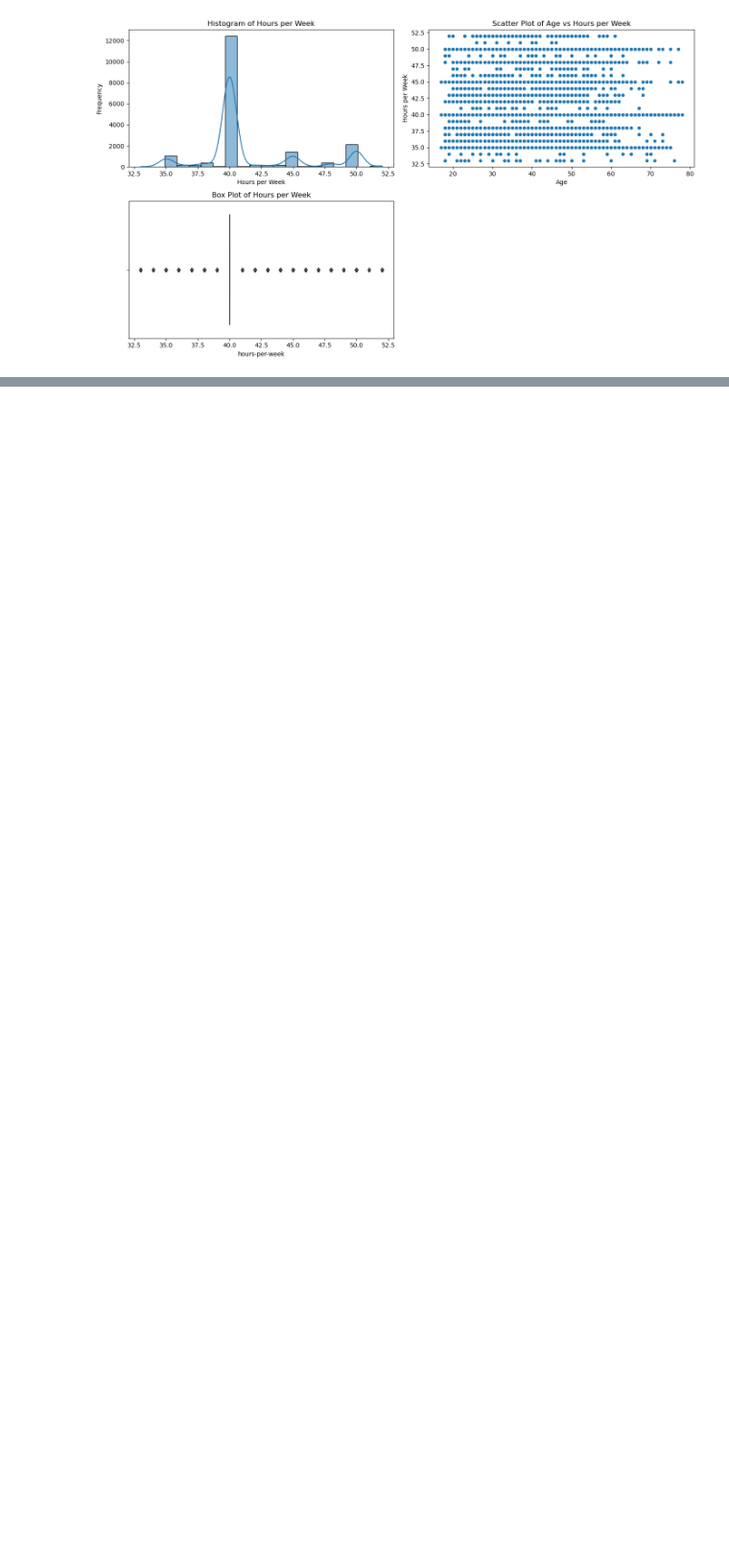
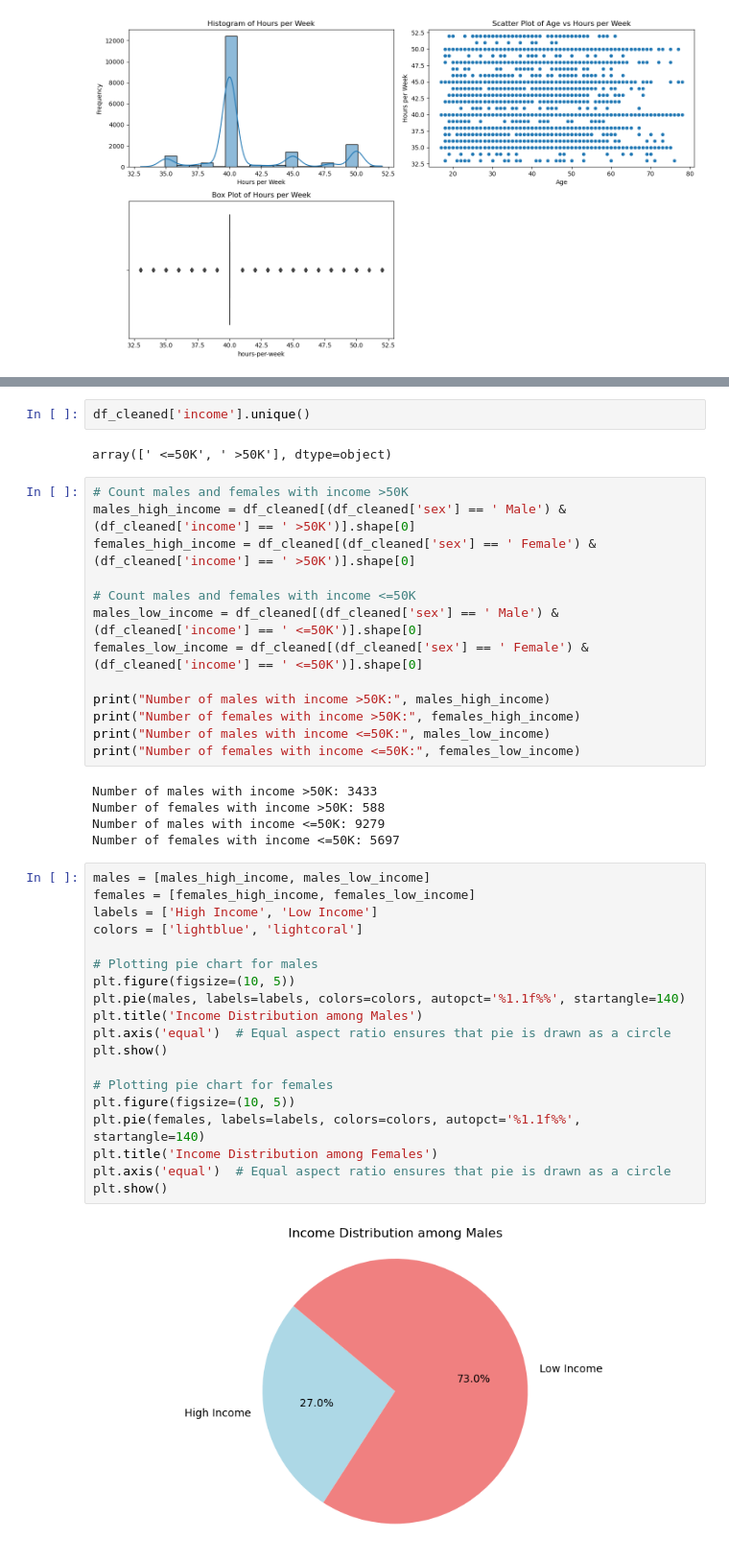
Before and after one commit to OmNikam04/TE-IT-DSBDAL, a Jupyter notebook: Python_Programs/21-adult-census-bureau/adult.ipynb, the cells around one changed output, grey strips where cells are left out. Shown at 96% size. Drawn from its saved outputs; the diff is of its cells as text; blank space fills up the shorter version.

```diff
--- a/Python_Programs/21-adult-census-bureau/adult.ipynb
+++ b/Python_Programs/21-adult-census-bureau/adult.ipynb
@@ -278,0 +302,43 @@ plt.show()
+# %%
+df_cleaned['income'].unique()
+# %% [output]
+array([' <=50K', ' >50K'], dtype=object)
+# %%
+# Count males and females with income >50K
+males_high_income = df_cleaned[(df_cleaned['sex'] == ' Male') & (df_cleaned['income'] == ' >50K')].shape[0]
+females_high_income = df_cleaned[(df_cleaned['sex'] == ' Female') & (df_cleaned['income'] == ' >50K')].shape[0]
+
+# Count males and females with income <=50K
+males_low_income = df_cleaned[(df_cleaned['sex'] == ' Male') & (df_cleaned['income'] == ' <=50K')].shape[0]
+females_low_income = df_cleaned[(df_cleaned['sex'] == ' Female') & (df_cleaned['income'] == ' <=50K')].shape[0]
+
+print("Number of males with income >50K:", males_high_income)
+print("Number of females with income >50K:", females_high_income)
+print("Number of males with income <=50K:", males_low_income)
+print("Number of females with income <=50K:", females_low_income)
+# %% [output]
+Number of males with income >50K: 3433
+Number of females with income >50K: 588
+Number of males with income <=50K: 9279
+Number of females with income <=50K: 5697
+# %%
+males = [males_high_income, males_low_income]
+females = [females_high_income, females_low_income]
+labels = ['High Income', 'Low Income']
+colors = ['lightblue', 'lightcoral']
+
+# Plotting pie chart for males
+plt.figure(figsize=(10, 5))
+plt.pie(males, labels=labels, colors=colors, autopct='%1.1f%%', startangle=140)
+plt.title('Income Distribution among Males')
+plt.axis('equal')  # Equal aspect ratio ensures that pie is drawn as a circle
+plt.show()
+
+# Plotting pie chart for females
+plt.figure(figsize=(10, 5))
+plt.pie(females, labels=labels, colors=colors, autopct='%1.1f%%', startangle=140)
+plt.title('Income Distribution among Females')
+plt.axis('equal')  # Equal aspect ratio ensures that pie is drawn as a circle
+plt.show()
+# %% [output]
+[figure, added]
```
Also changed, not shown: parts of 7 cells of this notebook, 6 other files.
